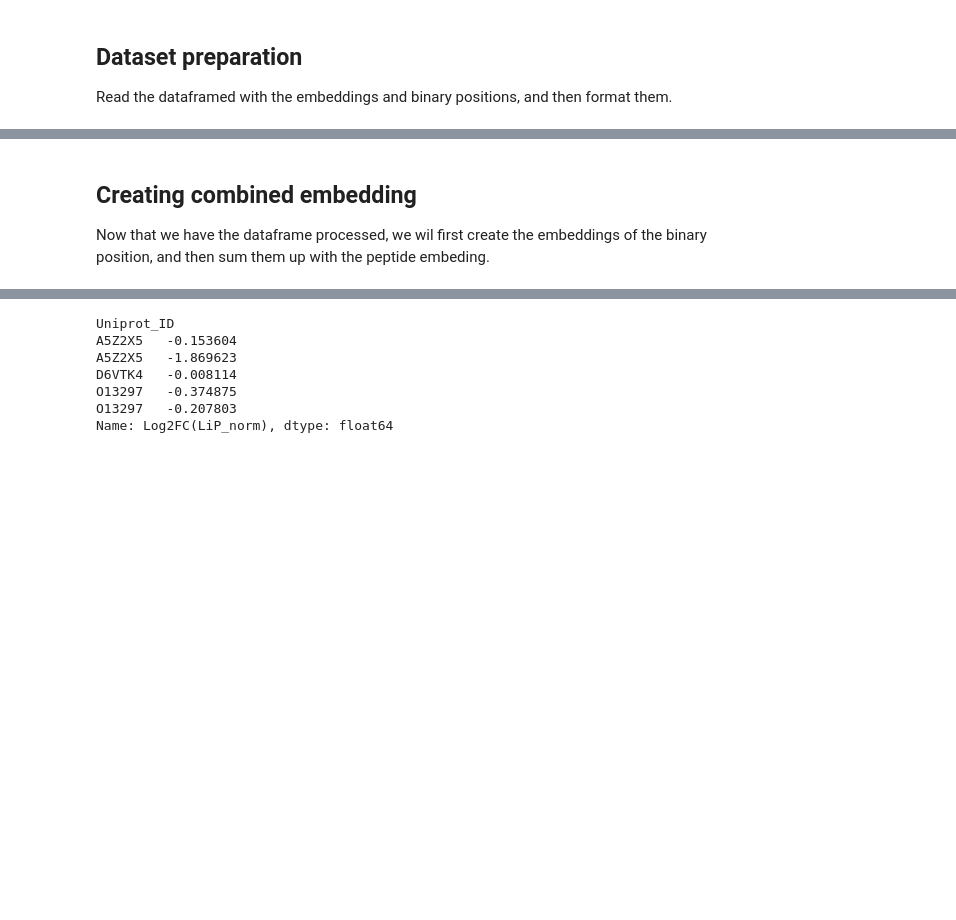
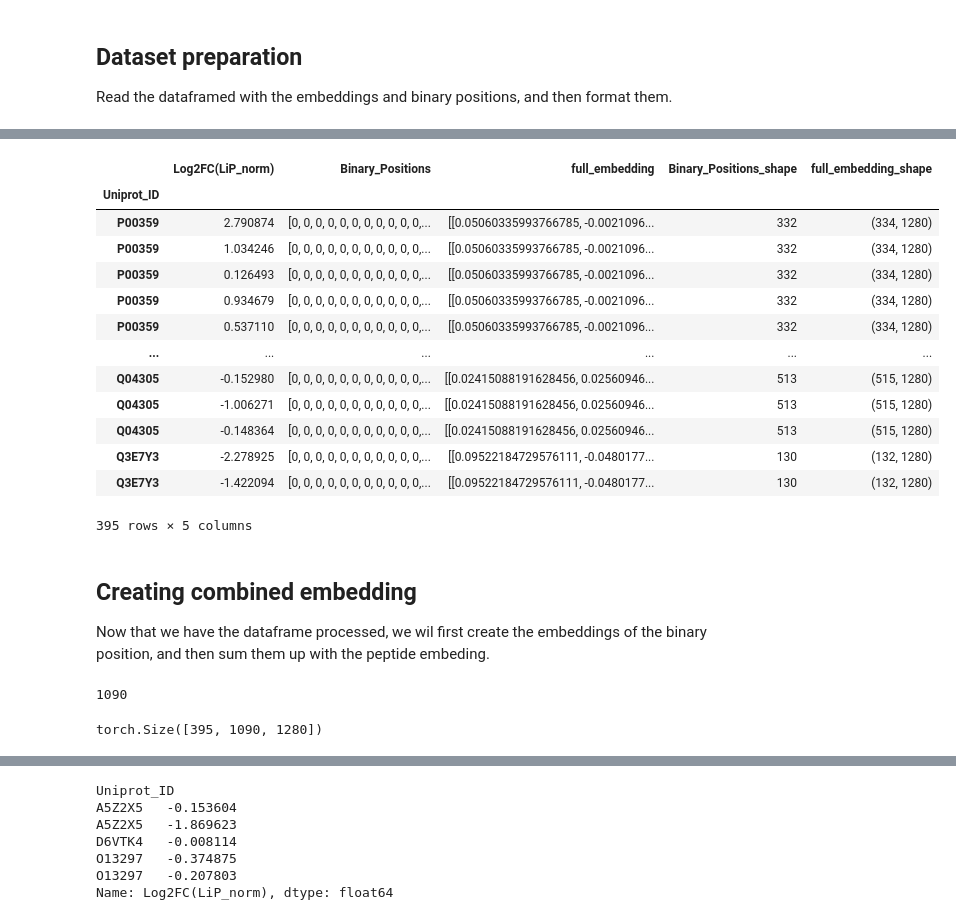
Before and after one commit to gustavoschewinski/tuning-protein, a Jupyter notebook: 5. dl_model.ipynb, the cells around one changed output, grey strips where cells are left out. Drawn from its saved outputs; the diff is of its cells as text; code cells hidden in the pictures; blank space fills up the shorter version.

```diff
--- a/5. dl_model.ipynb
+++ b/5. dl_model.ipynb
@@ -37,5 +44,4 @@ def convert_to_list(number_string):
     cleaned_string = re.sub(r"[^\d,\s]", "", number_string)
     return list(map(int, cleaned_string.split(',')))
 
-dataset['full_embedding'] = dataset['full_embedding'].apply(convert_to_list)
-dataset['Binary_Positions'] = dataset['Binary_Positions'].apply(convert_to_list)
+#dataset['Binary_Positions'] = dataset['Binary_Positions'].apply(convert_to_list)
@@ -42,3 +54,20 @@ dataset['Binary_Positions'] = dataset['Binary_Positions'].apply(convert_to_list)
+# %%
+dataset
+# %% [output]
+|  | Log2FC(LiP_norm) | Binary_Positions | full_embedding | Binary_Positions_shape | full_embedding_shape |
+| Uniprot_ID |  |  |  |  |  |
+| P00359 | 2.790874 | [0, 0, 0, 0, 0, 0, 0, 0, 0, 0, 0,... | [[0.05060335993766785, -0.0021096... | 332 | (334, 1280) |
+| P00359 | 1.034246 | [0, 0, 0, 0, 0, 0, 0, 0, 0, 0, 0,... | [[0.05060335993766785, -0.0021096... | 332 | (334, 1280) |
+| P00359 | 0.126493 | [0, 0, 0, 0, 0, 0, 0, 0, 0, 0, 0,... | [[0.05060335993766785, -0.0021096... | 332 | (334, 1280) |
+| P00359 | 0.934679 | [0, 0, 0, 0, 0, 0, 0, 0, 0, 0, 0,... | [[0.05060335993766785, -0.0021096... | 332 | (334, 1280) |
+| P00359 | 0.537110 | [0, 0, 0, 0, 0, 0, 0, 0, 0, 0, 0,... | [[0.05060335993766785, -0.0021096... | 332 | (334, 1280) |
+| ... | ... | ... | ... | ... | ... |
+| Q04305 | -0.152980 | [0, 0, 0, 0, 0, 0, 0, 0, 0, 0, 0,... | [[0.02415088191628456, 0.02560946... | 513 | (515, 1280) |
+| Q04305 | -1.006271 | [0, 0, 0, 0, 0, 0, 0, 0, 0, 0, 0,... | [[0.02415088191628456, 0.02560946... | 513 | (515, 1280) |
+| Q04305 | -0.148364 | [0, 0, 0, 0, 0, 0, 0, 0, 0, 0, 0,... | [[0.02415088191628456, 0.02560946... | 513 | (515, 1280) |
+| Q3E7Y3 | -2.278925 | [0, 0, 0, 0, 0, 0, 0, 0, 0, 0, 0,... | [[0.09522184729576111, -0.0480177... | 130 | (132, 1280) |
+| Q3E7Y3 | -1.422094 | [0, 0, 0, 0, 0, 0, 0, 0, 0, 0, 0,... | [[0.09522184729576111, -0.0480177... | 130 | (132, 1280) |
+395 rows × 5 columns
 # %% [markdown]
 ## Creating combined embedding
 Now that we have the dataframe processed, we wil first create the embeddings of the binary position, and then sum them up with the peptide embeding.
@@ -44,0 +77,5 @@ Now that we have the dataframe processed, we wil first create the embeddings of
+# %%
+max_length = max(embedding.shape[0] for embedding in trimmed_embeddings)
+print(max_length)
+# %% [output]
+1090
@@ -45 +92,5 @@ Now that we have the dataframe processed, we wil first create the embeddings of
+# %%
+full_embedding.shape
+# %% [output]
+torch.Size([395, 1090, 1280])
 # %%
```
Also changed, not shown: parts of 8 cells of this notebook, 3 other files.
